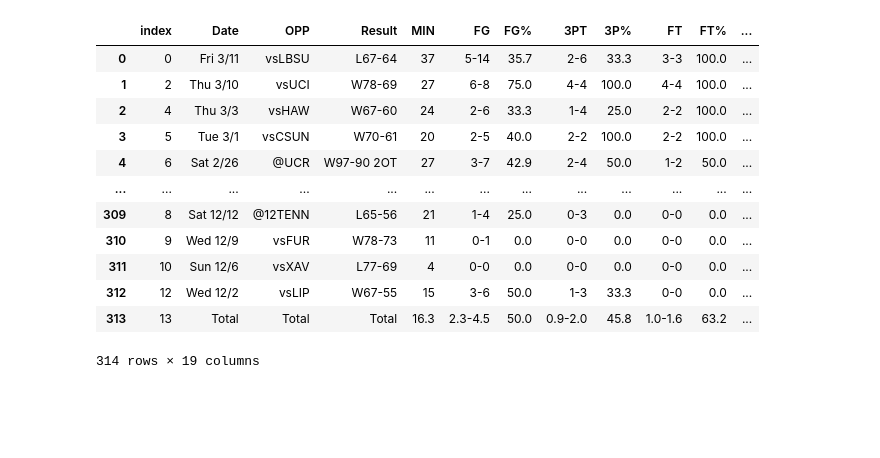
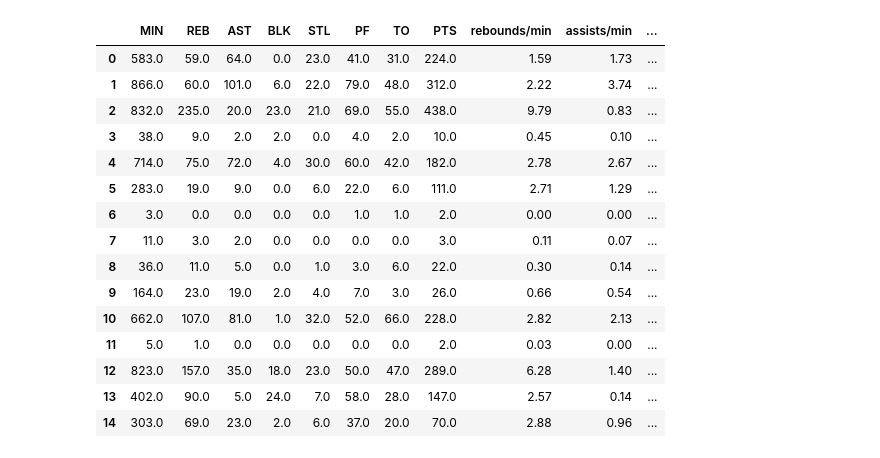
Before and after one commit to aothree/UCSB_Basketball_Analytics, a Jupyter notebook: espn_scrape.ipynb, the cells around one changed output. Cells and saved outputs as stored; diff of their text form; code cells hidden in the pictures; blank space fills up the shorter version.

Commit message:
all games and player totals csvs scraped, cleaned, and saved to csv

```diff
--- a/espn_scrape.ipynb
+++ b/espn_scrape.ipynb
@@ -14,8 +14,8 @@ players = [
     '4900668/cole-anderson',
     '4900669/ariel-bland',
     '4702594/gage-gomez',
-    '4900670/henry-hartwell',
-    '4592899/zach-harvey',
+    #'4900670/henry-hartwell',
+    #'4592899/zach-harvey',
     '4397646/robinson-idehen',
     '4431850/jakov-kukic',
     '4900671/ajay-mitchell',
@@ -38,8 +38,19 @@ for player in players:
     df = pd.read_html(f'./Data/espn_player_stats/{player[7:]}.xls')
     stats = pd.DataFrame(df[0])
     stats['Player'] = player[8:]
+
+    stats = stats[:-1] #drops last row which is an averages row.
     stats.to_csv(f'./Data/espn_player_stats/{player[7:]}.csv')
+
     time.sleep(3)
+# %%
+def change_col_types(df):
+    numcols_to_change = df.columns
+    for col in numcols_to_change:
+        try:
+            df[col] = df[col].astype(float)
+        except:
+            continue
 # %%
 path = 'Data/espn_player_stats' # use your path
 files = glob.glob(os.path.join(path, "*.csv"))
@@ -74,16 +104,19 @@ ucsb
-# %%
-ucsb = ucsb
-# %% [output]
-|  | index | Date | OPP | Result | MIN | FG | FG% | 3PT | 3P% | FT | FT% | ... |
-| 0 | 0 | Fri 3/11 | vsLBSU | L67-64 | 37 | 5-14 | 35.7 | 2-6 | 33.3 | 3-3 | 100.0 | ... |
-| 1 | 2 | Thu 3/10 | vsUCI | W78-69 | 27 | 6-8 | 75.0 | 4-4 | 100.0 | 4-4 | 100.0 | ... |
-| 2 | 4 | Thu 3/3 | vsHAW | W67-60 | 24 | 2-6 | 33.3 | 1-4 | 25.0 | 2-2 | 100.0 | ... |
-| 3 | 5 | Tue 3/1 | vsCSUN | W70-61 | 20 | 2-5 | 40.0 | 2-2 | 100.0 | 2-2 | 100.0 | ... |
-| 4 | 6 | Sat 2/26 | @UCR | W97-90 2OT | 27 | 3-7 | 42.9 | 2-4 | 50.0 | 1-2 | 50.0 | ... |
-| ... | ... | ... | ... | ... | ... | ... | ... | ... | ... | ... | ... | ... |
-| 309 | 8 | Sat 12/12 | @12TENN | L65-56 | 21 | 1-4 | 25.0 | 0-3 | 0.0 | 0-0 | 0.0 | ... |
-| 310 | 9 | Wed 12/9 | vsFUR | W78-73 | 11 | 0-1 | 0.0 | 0-0 | 0.0 | 0-0 | 0.0 | ... |
-| 311 | 10 | Sun 12/6 | vsXAV | L77-69 | 4 | 0-0 | 0.0 | 0-0 | 0.0 | 0-0 | 0.0 | ... |
-| 312 | 12 | Wed 12/2 | vsLIP | W67-55 | 15 | 3-6 | 50.0 | 1-3 | 33.3 | 0-0 | 0.0 | ... |
-| 313 | 13 | Total | Total | Total | 16.3 | 2.3-4.5 | 50.0 | 0.9-2.0 | 45.8 | 1.0-1.6 | 63.2 | ... |
-314 rows × 19 columns
+# %%
+player_totals
+# %% [output]
+|  | MIN | REB | AST | BLK | STL | PF | TO | PTS | rebounds/min | assists/min | ... |
+| 0 | 583.0 | 59.0 | 64.0 | 0.0 | 23.0 | 41.0 | 31.0 | 224.0 | 1.59 | 1.73 | ... |
+| 1 | 866.0 | 60.0 | 101.0 | 6.0 | 22.0 | 79.0 | 48.0 | 312.0 | 2.22 | 3.74 | ... |
+| 2 | 832.0 | 235.0 | 20.0 | 23.0 | 21.0 | 69.0 | 55.0 | 438.0 | 9.79 | 0.83 | ... |
+| 3 | 38.0 | 9.0 | 2.0 | 2.0 | 0.0 | 4.0 | 2.0 | 10.0 | 0.45 | 0.10 | ... |
+| 4 | 714.0 | 75.0 | 72.0 | 4.0 | 30.0 | 60.0 | 42.0 | 182.0 | 2.78 | 2.67 | ... |
+| 5 | 283.0 | 19.0 | 9.0 | 0.0 | 6.0 | 22.0 | 6.0 | 111.0 | 2.71 | 1.29 | ... |
+| 6 | 3.0 | 0.0 | 0.0 | 0.0 | 0.0 | 1.0 | 1.0 | 2.0 | 0.00 | 0.00 | ... |
+| 7 | 11.0 | 3.0 | 2.0 | 0.0 | 0.0 | 0.0 | 0.0 | 3.0 | 0.11 | 0.07 | ... |
+| 8 | 36.0 | 11.0 | 5.0 | 0.0 | 1.0 | 3.0 | 6.0 | 22.0 | 0.30 | 0.14 | ... |
+| 9 | 164.0 | 23.0 | 19.0 | 2.0 | 4.0 | 7.0 | 3.0 | 26.0 | 0.66 | 0.54 | ... |
+| 10 | 662.0 | 107.0 | 81.0 | 1.0 | 32.0 | 52.0 | 66.0 | 228.0 | 2.82 | 2.13 | ... |
+| 11 | 5.0 | 1.0 | 0.0 | 0.0 | 0.0 | 0.0 | 0.0 | 2.0 | 0.03 | 0.00 | ... |
+| 12 | 823.0 | 157.0 | 35.0 | 18.0 | 23.0 | 50.0 | 47.0 | 289.0 | 6.28 | 1.40 | ... |
+| 13 | 402.0 | 90.0 | 5.0 | 24.0 | 7.0 | 58.0 | 28.0 | 147.0 | 2.57 | 0.14 | ... |
+| 14 | 303.0 | 69.0 | 23.0 | 2.0 | 6.0 | 37.0 | 20.0 | 70.0 | 2.88 | 0.96 | ... |
```
Also changed, not shown: parts of 2 cells of this notebook, 37 other files.
